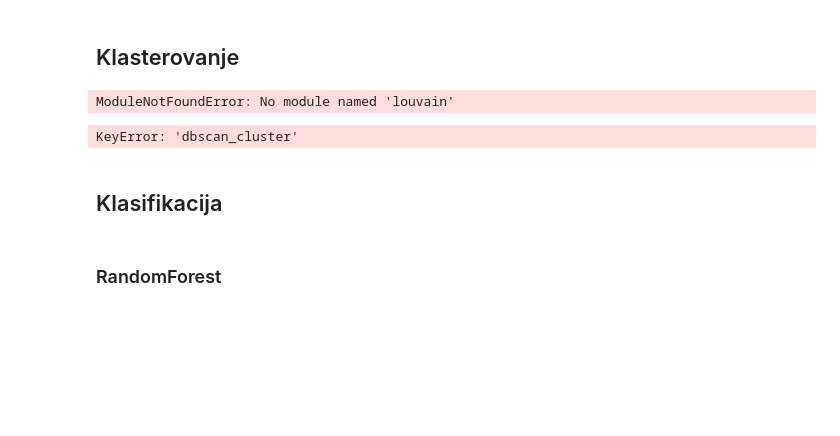
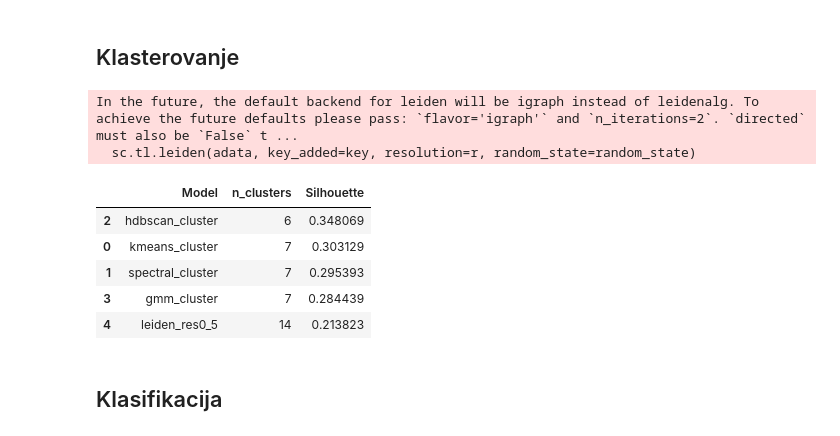
Before and after one commit to janazivkovic02/Single-Cell-Pancreas-Analysis, a Jupyter notebook: notebooks/01_exploration.ipynb, the cells around one changed output. Saved outputs shown, nothing was run; the diff lists cells and outputs as text; code cells hidden in the pictures; blank space fills up the shorter version.

```diff
--- a/notebooks/01_exploration.ipynb
+++ b/notebooks/01_exploration.ipynb
@@ -83,20 +87,26 @@ cluster_kmeans(adata, k=7, random_state=42)
 cluster_spectral(adata, k=7, random_state=42)
 cluster_gmm(adata, k=7, random_state=42)
 cluster_hdbscan(adata, min_cluster_size=50)
-cluster_louvain(adata, resolutions=[0.5])
+cluster_leiden(adata, resolutions=[0.5])
 # %% [output]
-ModuleNotFoundError: No module named 'louvain'
+In the future, the default backend for leiden will be igraph instead of leidenalg. To achieve the future defaults please pass: `flavor='igraph'` and `n_iterations=2`. `directed` must also be `False` t ...
+  sc.tl.leiden(adata, key_added=key, resolution=r, random_state=random_state)
 # %%
 keys = [
     "kmeans_cluster",
     "spectral_cluster",
-    "dbscan_cluster",
-    "gmm_cluster"
+    "hdbscan_cluster",
+    "gmm_cluster",
+    "leiden_res0_5",
 ]
-
 results = compare_clusterings(adata, keys)
 results
 # %% [output]
-KeyError: 'dbscan_cluster'
+|  | Model | n_clusters | Silhouette |
+| 2 | hdbscan_cluster | 6 | 0.348069 |
+| 0 | kmeans_cluster | 7 | 0.303129 |
+| 1 | spectral_cluster | 7 | 0.295393 |
+| 3 | gmm_cluster | 7 | 0.284439 |
+| 4 | leiden_res0_5 | 14 | 0.213823 |
 # %% [markdown]
 ## Klasifikacija
@@ -108,2 +112,0 @@ split = make_split(X, y, test_size=0.3, random_state=42)
-# %% [markdown]
-### RandomForest
```
Also changed, not shown: parts of 15 cells of this notebook, 1 other file.
